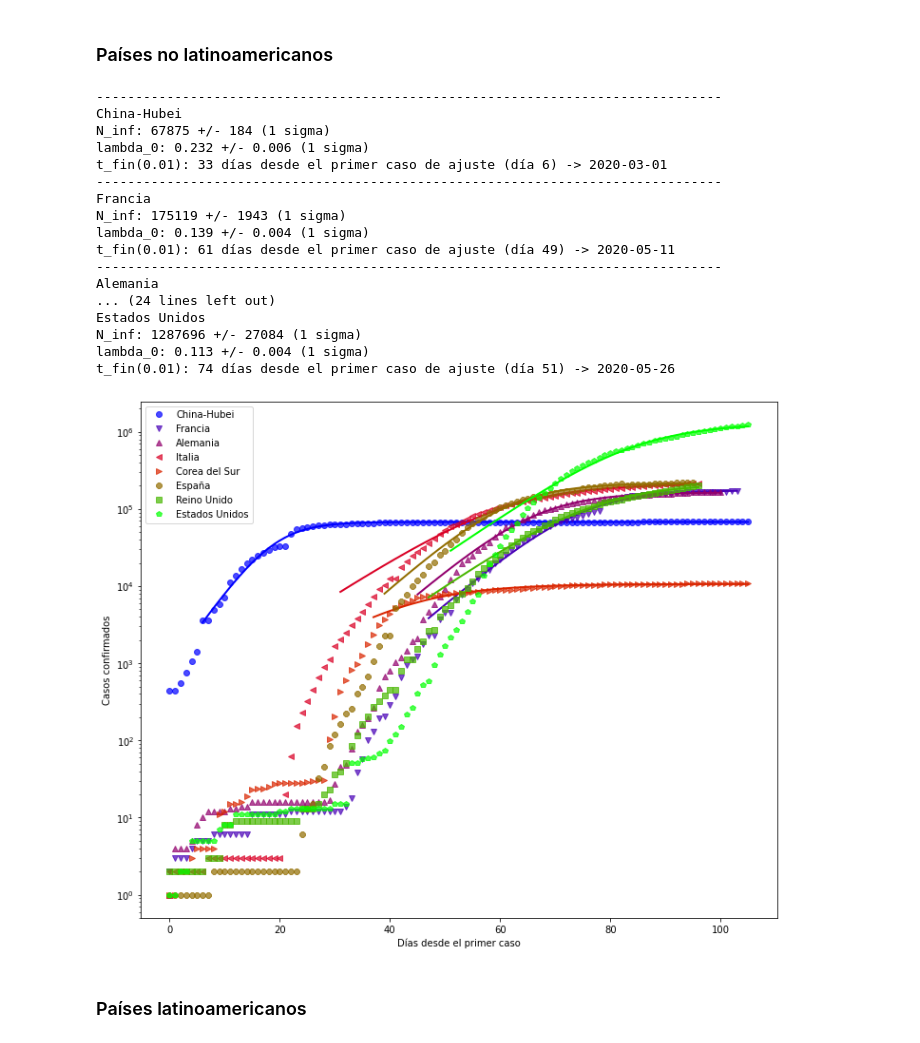
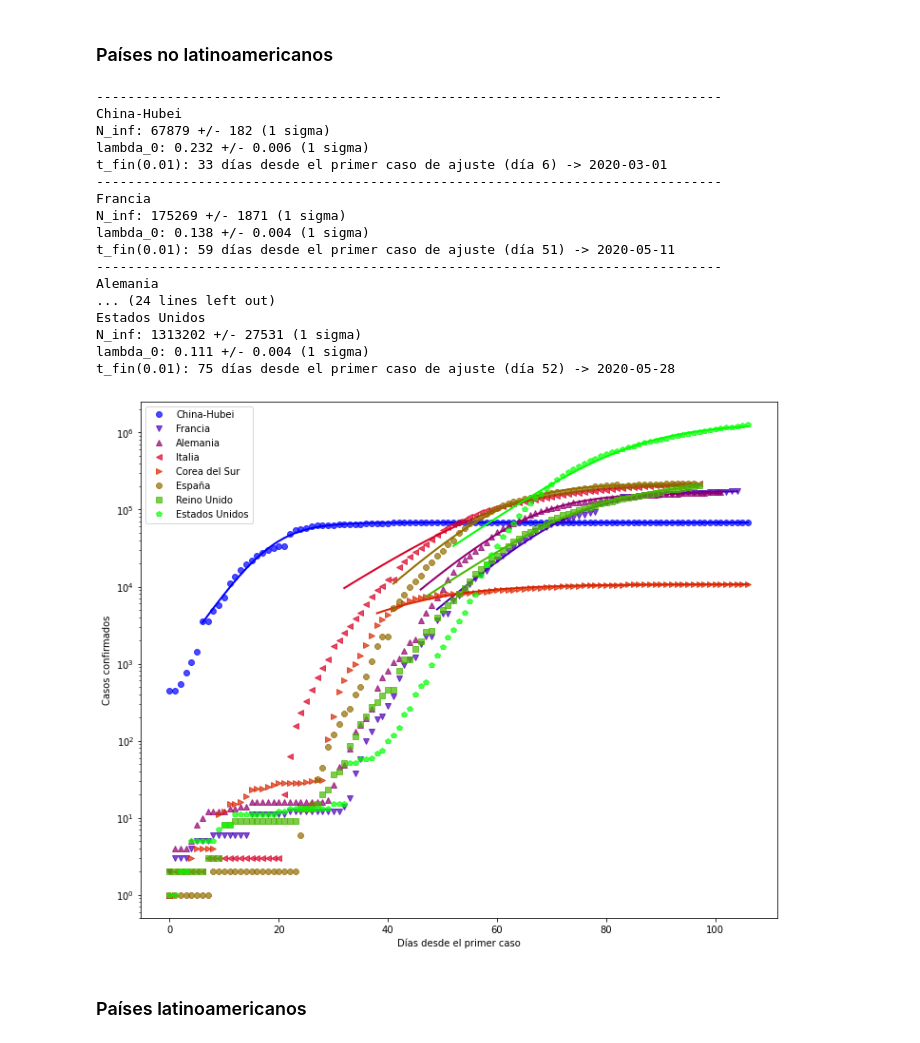
Before and after one commit to manuxch/logistic-covid19, a Jupyter notebook: Logistic_model_COVID-19.ipynb, the cells around one changed output. Saved outputs shown, nothing was run; the diff lists cells and outputs as text; code cells hidden in the pictures.

Commit message:
Actualización diaria de visualizaciones, ajustes y registros

```diff
--- a/Logistic_model_COVID-19.ipynb
+++ b/Logistic_model_COVID-19.ipynb
@@ -180,26 +180,26 @@ El número de casos confirmados se obtiene a partir de los test que se le realiz
 # %% [markdown]
 ### Países no latinoamericanos
 # %%
-plot_fit(cases_no_lat, 2000, 'Casos confirmados', p_fin=0.01)
+plot_fit(cases_no_lat, 2500, 'Casos confirmados', p_fin=0.01)
 # %% [output]
 --------------------------------------------------------------------------------
 China-Hubei
-N_inf: 67875 +/- 184 (1 sigma)
+N_inf: 67879 +/- 182 (1 sigma)
 lambda_0: 0.232 +/- 0.006 (1 sigma)
 t_fin(0.01): 33 días desde el primer caso de ajuste (día 6) -> 2020-03-01
 --------------------------------------------------------------------------------
 Francia
-N_inf: 175119 +/- 1943 (1 sigma)
-lambda_0: 0.139 +/- 0.004 (1 sigma)
-t_fin(0.01): 61 días desde el primer caso de ajuste (día 49) -> 2020-05-11
+N_inf: 175269 +/- 1871 (1 sigma)
+lambda_0: 0.138 +/- 0.004 (1 sigma)
+t_fin(0.01): 59 días desde el primer caso de ajuste (día 51) -> 2020-05-11
 --------------------------------------------------------------------------------
 Alemania
 ... (24 lines left out)
 Estados Unidos
-N_inf: 1287696 +/- 27084 (1 sigma)
-lambda_0: 0.113 +/- 0.004 (1 sigma)
-t_fin(0.01): 74 días desde el primer caso de ajuste (día 51) -> 2020-05-26
+N_inf: 1313202 +/- 27531 (1 sigma)
+lambda_0: 0.111 +/- 0.004 (1 sigma)
+t_fin(0.01): 75 días desde el primer caso de ajuste (día 52) -> 2020-05-28
-[figure, old version]
+[figure, new version]
 # %% [markdown]
 ### Países latinoamericanos
 # %%
```
Also changed, not shown: parts of 8 cells of this notebook.
